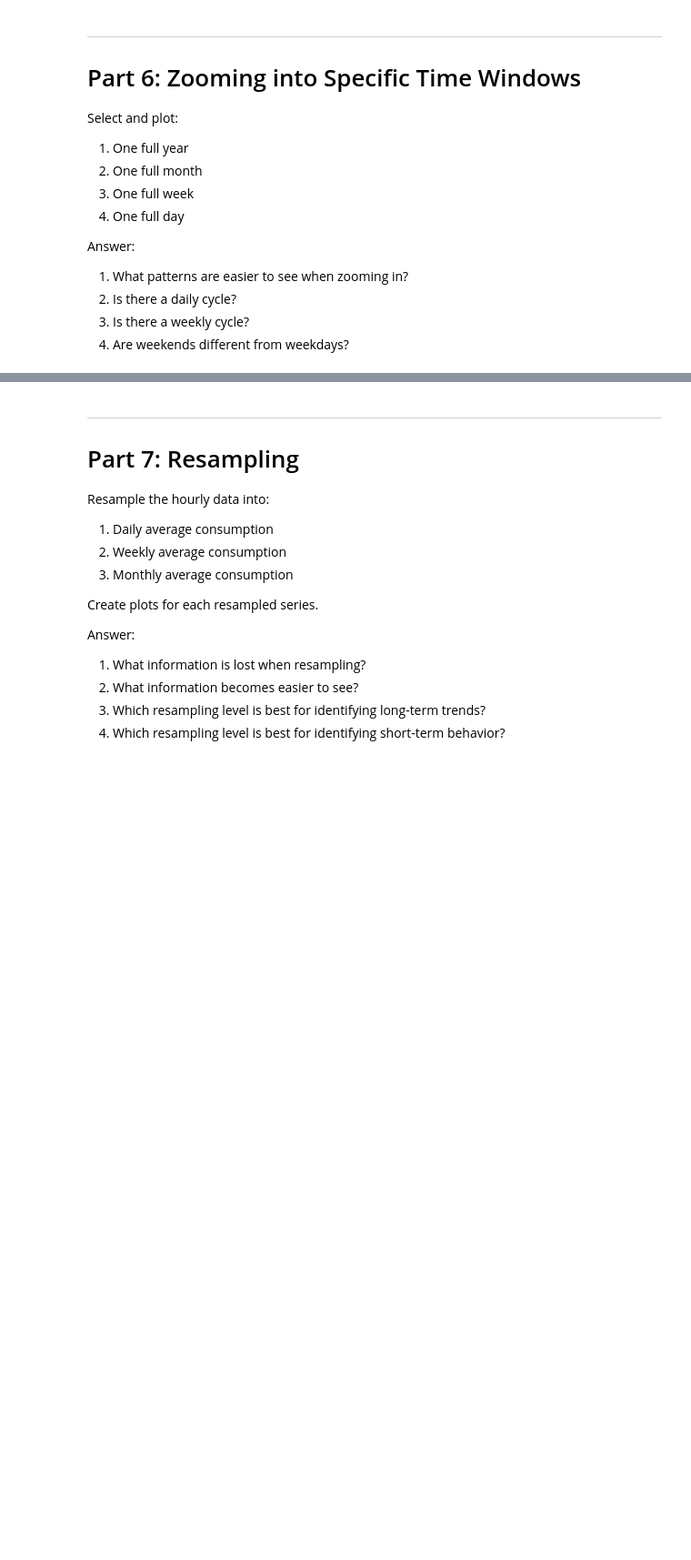
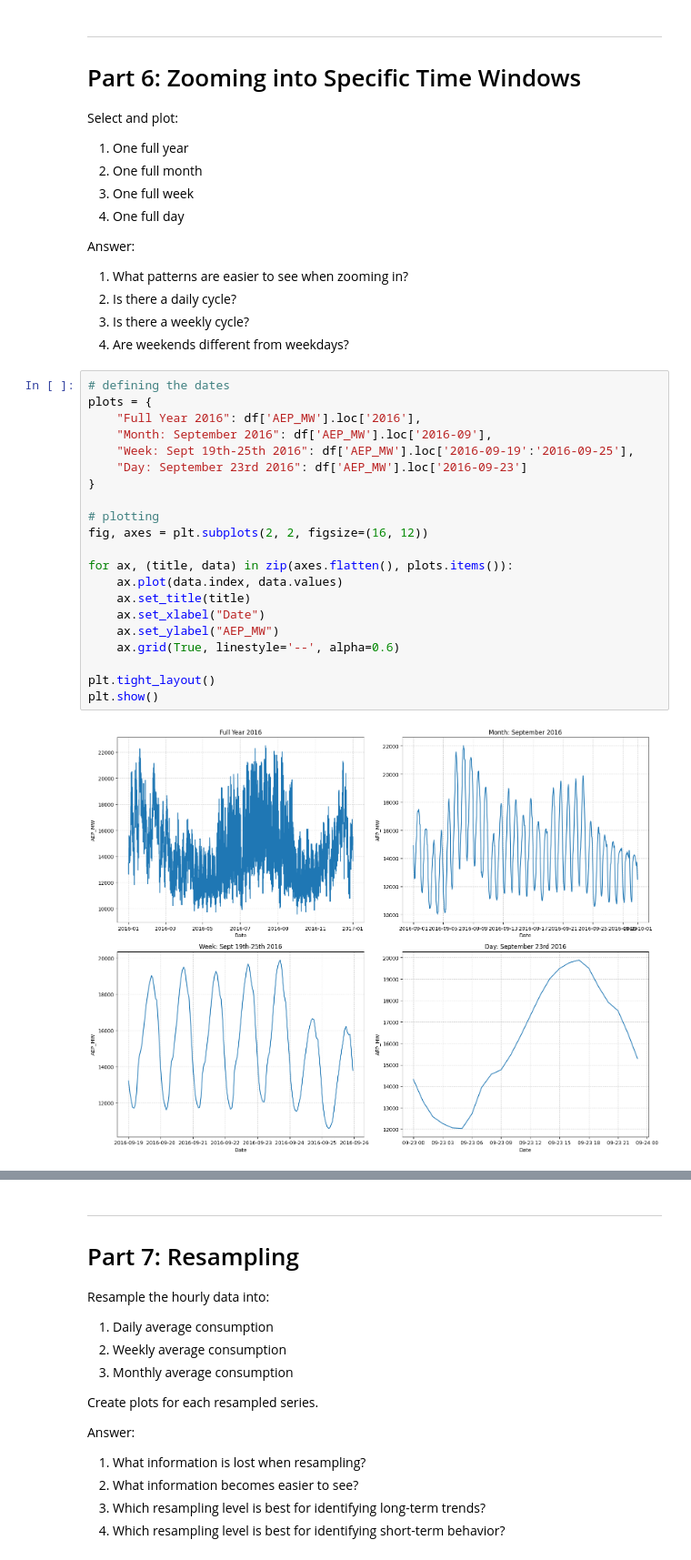
Before and after one commit to Etaiwi/time-series-analysis, a Jupyter notebook: Homework 1/01_time_series_eda_homework.ipynb, the cells around one changed output, grey strips where cells are left out. Shown at 91% size. Saved outputs shown, nothing was run; the diff lists cells and outputs as text; blank space fills up the shorter version.

```diff
--- a/Homework 1/01_time_series_eda_homework.ipynb
+++ b/Homework 1/01_time_series_eda_homework.ipynb
@@ -207,6 +409,29 @@ Answer:
 2. Is there a daily cycle?
 3. Is there a weekly cycle?
 4. Are weekends different from weekdays?
+# %%
+# defining the dates
+plots = {
+    "Full Year 2016": df['AEP_MW'].loc['2016'],
+    "Month: September 2016": df['AEP_MW'].loc['2016-09'],
+    "Week: Sept 19th-25th 2016": df['AEP_MW'].loc['2016-09-19':'2016-09-25'],
+    "Day: September 23rd 2016": df['AEP_MW'].loc['2016-09-23']
+}
+
+# plotting
+fig, axes = plt.subplots(2, 2, figsize=(16, 12))
+
+for ax, (title, data) in zip(axes.flatten(), plots.items()):
+    ax.plot(data.index, data.values)
+    ax.set_title(title)
+    ax.set_xlabel("Date")
+    ax.set_ylabel("AEP_MW")
+    ax.grid(True, linestyle='--', alpha=0.6)
+
+plt.tight_layout()
+plt.show()
+# %% [output]
+[figure, added]
 # %% [markdown]
 Write your interpretation here:
 
```
Also changed, not shown: parts of 26 cells of this notebook.
